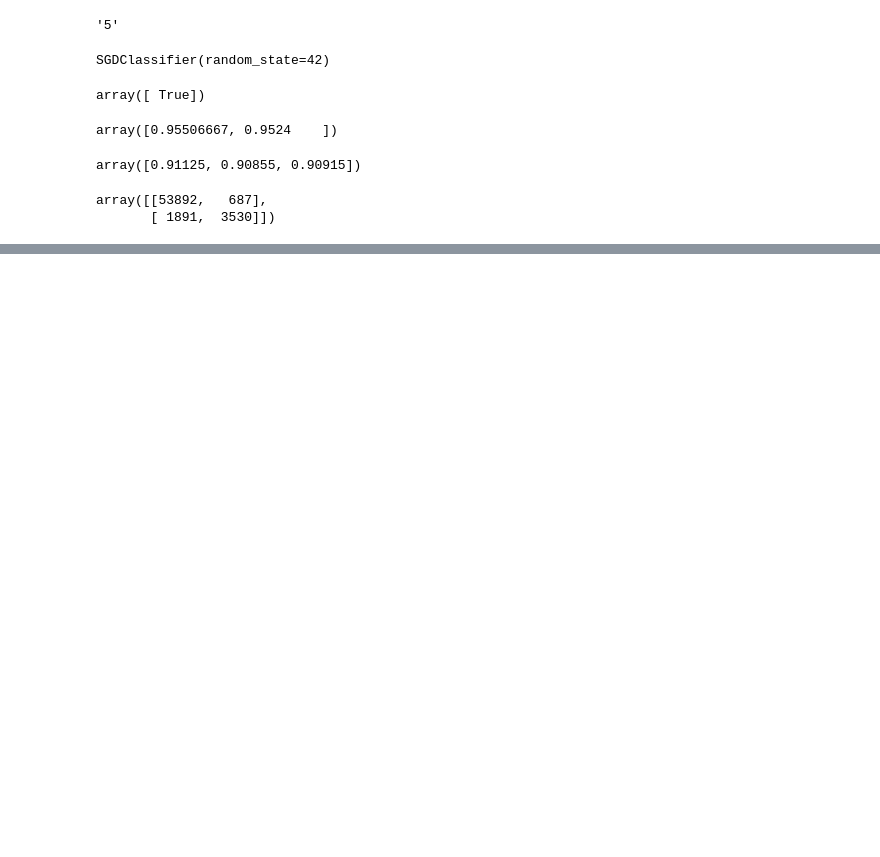
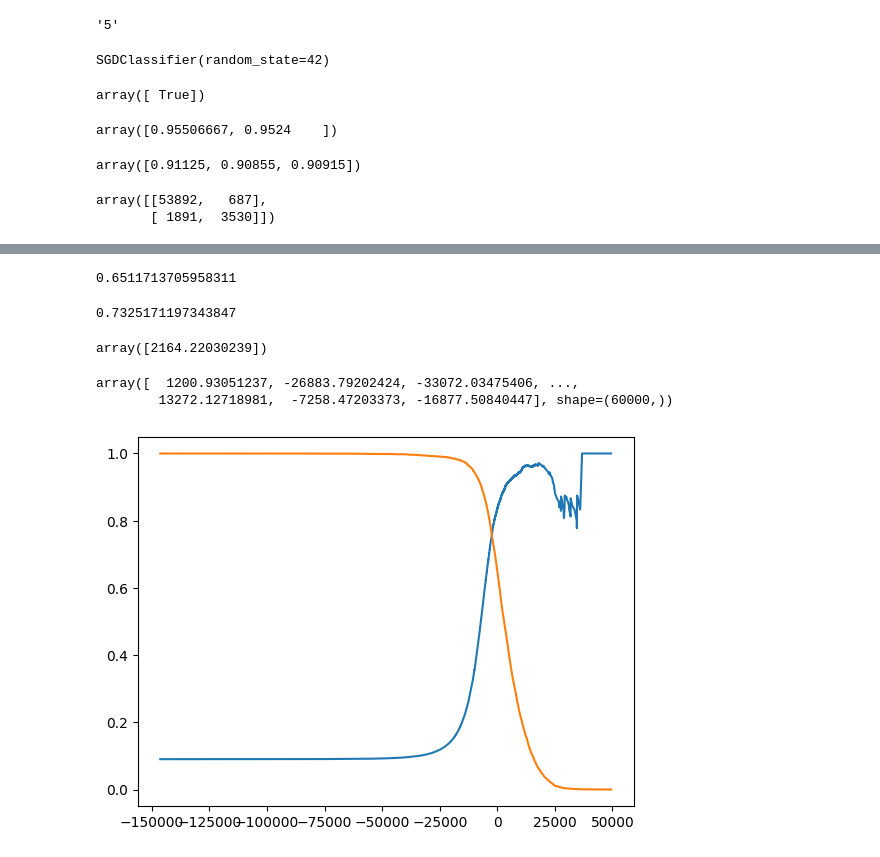
Before and after one commit to Wiktor-Ponikiewski/uczenie-maszynowe-scikit-learn, a Jupyter notebook: Chapter_3/MNIST.ipynb, the cells around one changed output, grey strips where cells are left out. Saved outputs shown, nothing was run; the diff lists cells and outputs as text; code cells hidden in the pictures; blank space fills up the shorter version.

```diff
--- a/Chapter_3/MNIST.ipynb
+++ b/Chapter_3/MNIST.ipynb
@@ -76,0 +83,17 @@ array([[53892,   687],
+# %%
+#Pełność - odsetek pozytywnych przykładów, które zostały prawidłowo rozpoznane przez klasyfikator
+from sklearn.metrics import recall_score
+recall_score(y_train_5, y_train_pred)
+#Prawidołowo rozpoznaje tylko 65% piątek
+# %% [output]
+0.6511713705958311
+# %%
+from sklearn.metrics import f1_score
+f1_score(y_train_5, y_train_pred)
+# %% [output]
+0.7325171197343847
+# %%
+y_scores = sgd_clf.decision_function([pierwszy])
+y_scores
+# %% [output]
+array([2164.22030239])
@@ -76,0 +103,16 @@ array([[53892,   687],
+# %%
+y_scores = cross_val_predict(sgd_clf,X_train, y_train_5, cv = 3, method = 'decision_function')
+y_scores
+# %% [output]
+array([  1200.93051237, -26883.79202424, -33072.03475406, ...,
+        13272.12718981,  -7258.47203373, -16877.50840447], shape=(60000,))
+# %%
+from sklearn.metrics import precision_recall_curve
+precisions, recalls, thresholds = precision_recall_curve(y_train_5, y_scores)
+def plot_precision_recall_vs_threshold(precisions, recalls, thresholds):
+    plt.plot(thresholds, precisions[:-1], label='Precision')
+    plt.plot(thresholds, recalls[:-1], label='Recall')
+plot_precision_recall_vs_threshold(precisions, recalls, thresholds)
+plt.show()
+# %% [output]
+[figure, added]
```
Also changed, not shown: parts of 3 cells of this notebook.
